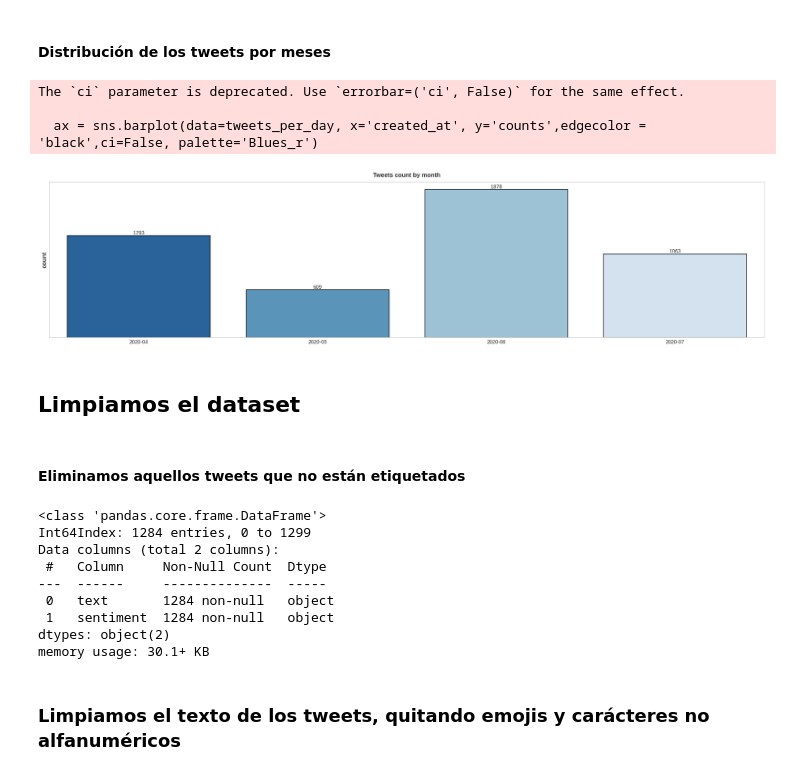
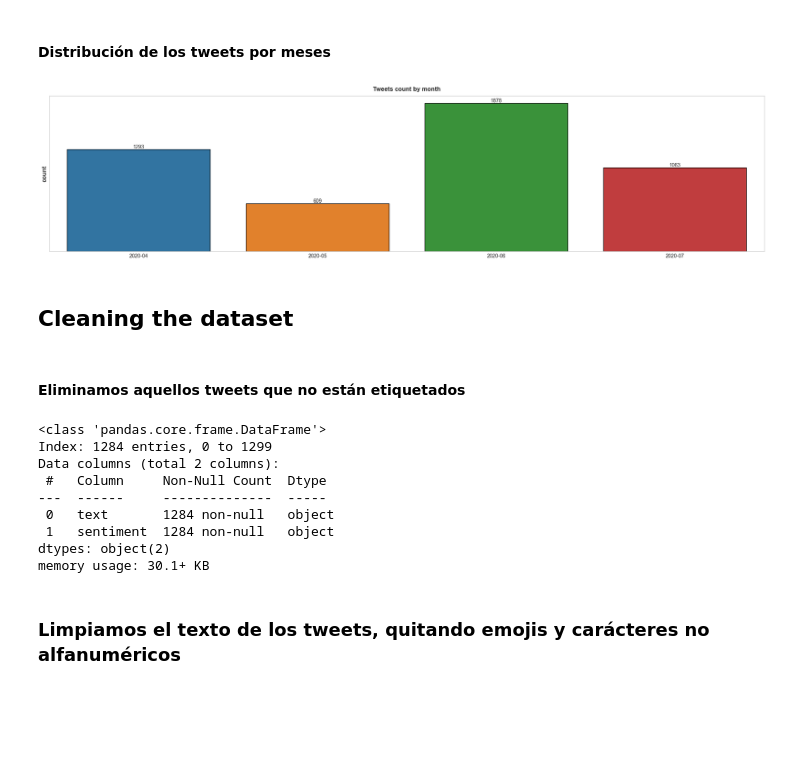
Before and after one commit to alexdrc00/Stock-Sentiment-Analysis, a Jupyter notebook: notebook/stock-sentiment-analysis.ipynb, the cells around one changed output. Cells and saved outputs as stored; diff of their text form; code cells hidden in the pictures; blank space fills up the shorter version.

```diff
--- a/notebook/stock-sentiment-analysis.ipynb
+++ b/notebook/stock-sentiment-analysis.ipynb
@@ -10,7 +10,7 @@ import matplotlib.pyplot as plt
 import seaborn as sns
 import os
 
-!pip install emoji==1.6.3
+#!pip install emoji==1.6.3
 #data processing
 import re, string
 import emoji
@@ -25,8 +25,9 @@ from sklearn.model_selection import train_test_split
 from sklearn.feature_extraction.text import CountVectorizer
 from sklearn.feature_extraction.text import TfidfTransformer
 from sklearn.naive_bayes import MultinomialNB
+from sklearn.model_selection import train_test_split
 
-!pip install transformers
+#!pip install transformers
 #transformers
 from transformers import BertTokenizerFast
 from transformers import TFBertModel
@@ -48,7 +49,7 @@ seed=42
 #set style for plots
 sns.set_style("whitegrid")
 sns.despine()
-plt.style.use("seaborn-whitegrid")
+plt.style.use("seaborn-v0_8-whitegrid")
 plt.rc("figure", autolayout=True)
 plt.rc("axes", labelweight="bold", labelsize="large", titleweight="bold", titlepad=10)
 # %% [output]
@@ -84,7 +70,7 @@ True
 # %%
-# Dataset Directory: BE SURE TO CHANGE THE ROOTDIR OF THE PROYECTO
-rootdir = os.path.join(os.getcwd(), 'drive/MyDrive/MBD/ADNE/TEXTO')
-dataset1_dir = os.path.join(rootdir, 'DATA/dataset_1/tweets_labelled_09042020_16072020.csv')
+# Dataset Directory: BE SURE TO CHANGE THE ROOTDIR OF THE PROJECT
+rootdir = os.path.join(os.getcwd(), os.pardir) # 'drive/MyDrive/MBD/ADNE/TEXTO'
+dataset1_dir = os.path.join(rootdir, 'data/dataset_1/tweets_labelled_09042020_16072020.csv')
 os.path.exists(dataset1_dir)
 # %% [output]
 True
@@ -149,25 +135,25 @@ Existían 157 tweets duplicados, que han sido eliminados
 # %%
 df['created_at'] = pd.to_datetime(df['created_at'])
 # %%
-tweets_per_day = df['created_at'].dt.strftime('%Y-%m').value_counts().sort_index().reset_index(name='counts').rename(columns={'index': 'created_at'})
+tweets_per_month = df['created_at'].dt.strftime('%Y-%m').value_counts().sort_index().reset_index(name='counts').rename(columns={'index': 'created_at'})
 # %% [markdown]
 #### Distribución de los tweets por meses
 # %%
 plt.figure(figsize=(20,5))
-ax = sns.barplot(data=tweets_per_day, x='created_at', y='counts',edgecolor = 'black',ci=False, palette='Blues_r')
+ax = sns.barplot(data=tweets_per_month, x='created_at', y='counts',edgecolor = 'black', errorbar=('ci', False), hue='created_at')
 plt.title('Tweets count by month')
 plt.yticks([])
 ax.bar_label(ax.containers[0])
+ax.bar_label(ax.containers[1])
+ax.bar_label(ax.containers[2])
+ax.bar_label(ax.containers[3])
 plt.ylabel('count')
 plt.xlabel('')
 plt.show()
 # %% [output]
-The `ci` parameter is deprecated. Use `errorbar=('ci', False)` for the same effect.
-
-  ax = sns.barplot(data=tweets_per_day, x='created_at', y='counts',edgecolor = 'black',ci=False, palette='Blues_r')
-[figure, old version]
+[figure, new version]
 # %% [markdown]
-## **Limpiamos el dataset**
+## **Cleaning the dataset**
 # %% [markdown]
 #### Eliminamos aquellos tweets que no están etiquetados
 # %%
@@ -176,7 +162,7 @@ df = df[df['sentiment'].notna()][['text','sentiment']]
 df.info()
 # %% [output]
 <class 'pandas.core.frame.DataFrame'>
-Int64Index: 1284 entries, 0 to 1299
+Index: 1284 entries, 0 to 1299
 Data columns (total 2 columns):
  #   Column     Non-Null Count  Dtype
 ---  ------     --------------  -----
```
Also changed, not shown: parts of 49 cells of this notebook, 1 other file.
